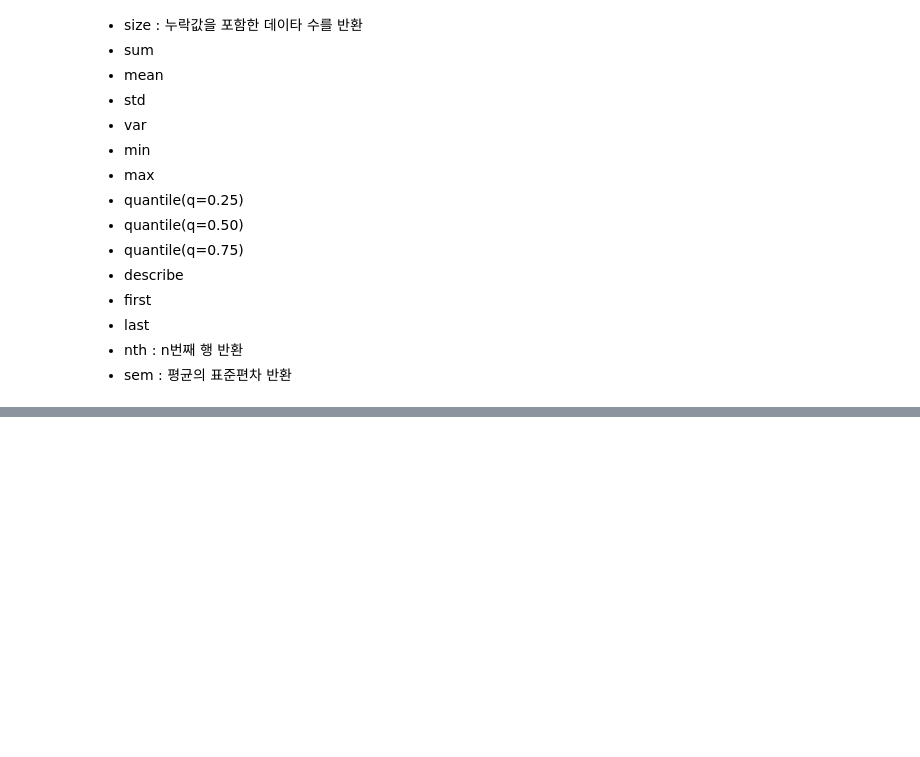
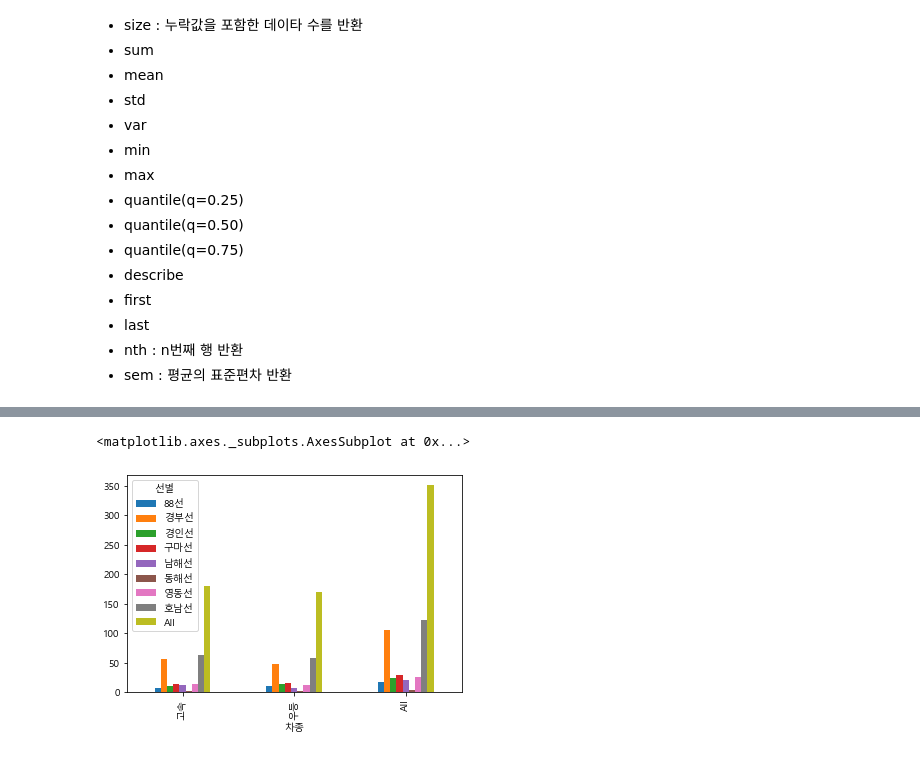
Before and after one commit to bill7845/jupyter_repo, a Jupyter notebook: pandas_tutorial/eAnalysis/02_pandas_class/Ex05_groupby3_고속도로.ipynb, the cells around one changed output, grey strips where cells are left out. Cells and saved outputs as stored; diff of their text form; code cells hidden in the pictures; blank space fills up the shorter version.

```diff
--- a/pandas_tutorial/eAnalysis/02_pandas_class/Ex05_groupby3_고속도로.ipynb
+++ b/pandas_tutorial/eAnalysis/02_pandas_class/Ex05_groupby3_고속도로.ipynb
@@ -42,0 +108,5 @@ rc('font', family='Malgun Gothic')
+# %%
+result2.plot(kind='bar')
+# %% [output]
+<matplotlib.axes._subplots.AxesSubplot at 0x...>
+[figure, added]
```
Also changed, not shown: parts of 12 cells of this notebook, 9 other files.
